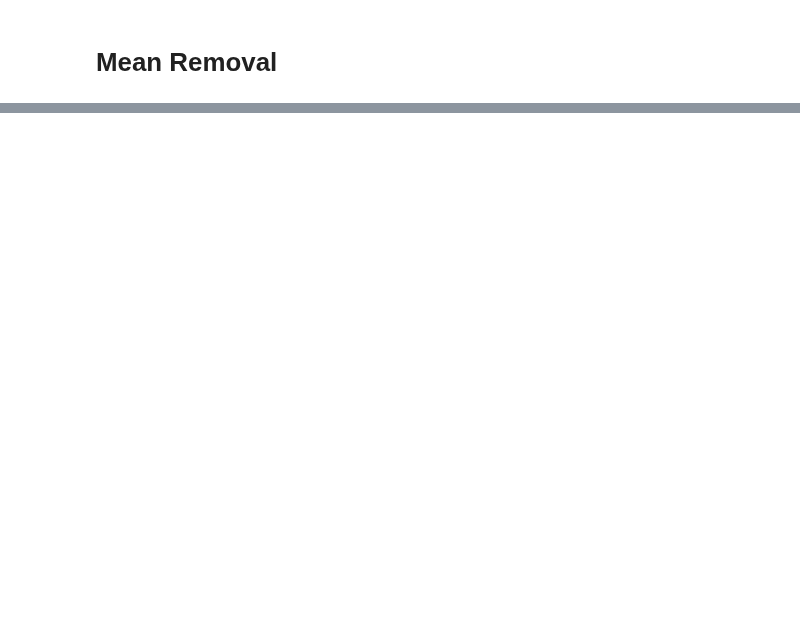
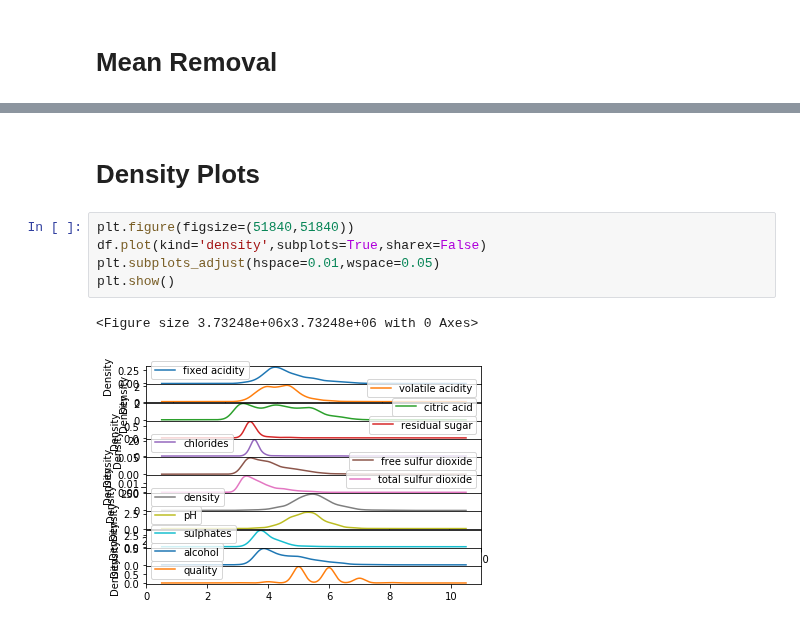
Before and after one commit to furukawa-laboratory/workout_report_2019, a Jupyter notebook: trainee/takano/WorkOut_Report/Preprocessing/Preprocessing.ipynb, the cells around one changed output, grey strips where cells are left out. Cells and saved outputs as stored; diff of their text form; blank space fills up the shorter version.

```diff
--- a/trainee/takano/WorkOut_Report/Preprocessing/Preprocessing.ipynb
+++ b/trainee/takano/WorkOut_Report/Preprocessing/Preprocessing.ipynb
@@ -75,0 +170,10 @@ array([ 3.555e-16,  1.733e-16, -8.887e-17, -1.244e-16,  3.910e-16,
+# %% [markdown]
+# Density Plots
+# %%
+plt.figure(figsize=(51840,51840))
+df.plot(kind='density',subplots=True,sharex=False)
+plt.subplots_adjust(hspace=0.01,wspace=0.05)
+plt.show()
+# %% [output]
+<Figure size 3.73248e+06x3.73248e+06 with 0 Axes>
+[figure, added]
```
Also changed, not shown: parts of 35 cells of this notebook.
